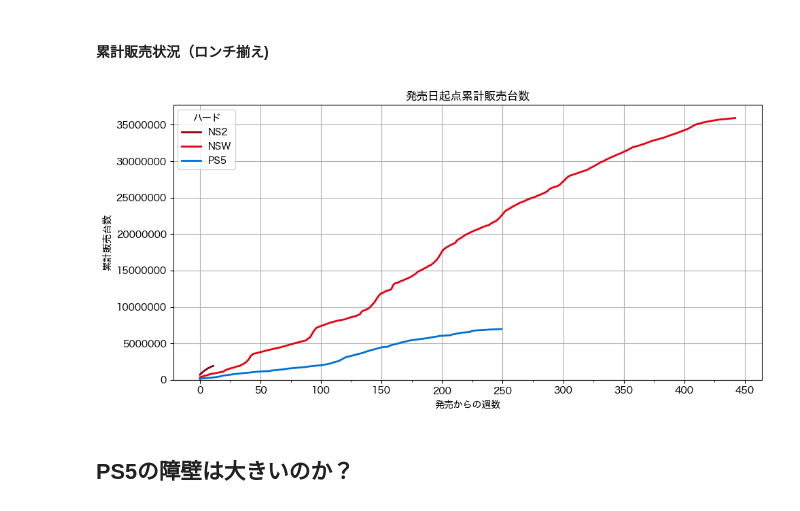
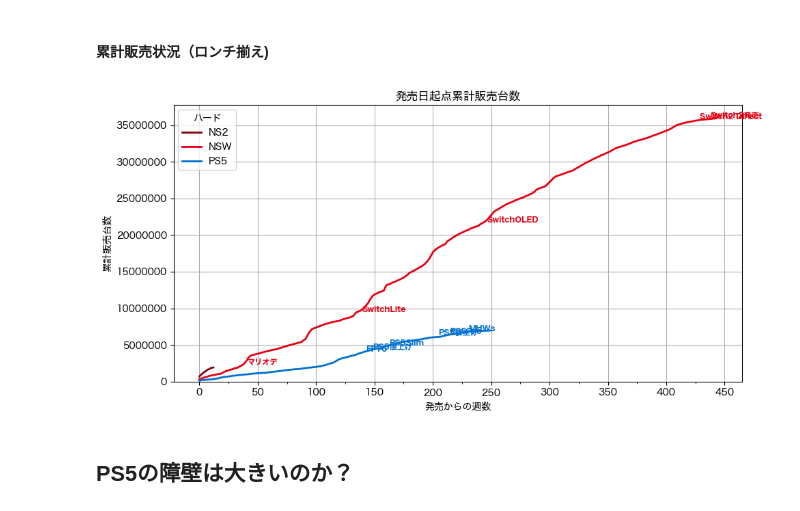
Before and after one commit to hidenden/gamedata, a Jupyter notebook: notebook/analysis/weekly_report_2025.ipynb, the cells around one changed output. Drawn from its saved outputs; the diff is of its cells as text; code cells hidden in the pictures.

```diff
--- a/notebook/analysis/weekly_report_2025.ipynb
+++ b/notebook/analysis/weekly_report_2025.ipynb
@@ -108,9 +108,9 @@ display(last4weeks_report(hard_sales_df))
 # %% [markdown]
 #### 累計販売状況（ロンチ揃え)
 # %%
-(fig, df) = ph.plot_cumulative_sales_by_delta(hw=['NS2', 'PS5', 'NSW'], xgrid=50)
+(fig, df) = ph.plot_cumulative_sales_by_delta(hw=['NS2', 'PS5', 'NSW'], xgrid=50, event_flag=True, event_priority=1)
 # %% [output]
-[figure, old version]
+[figure, new version]
 # %% [markdown]
 ## PS5の障壁は大きいのか？
 # %%
```
Also changed, not shown: parts of 7 cells of this notebook, 6 other files.
